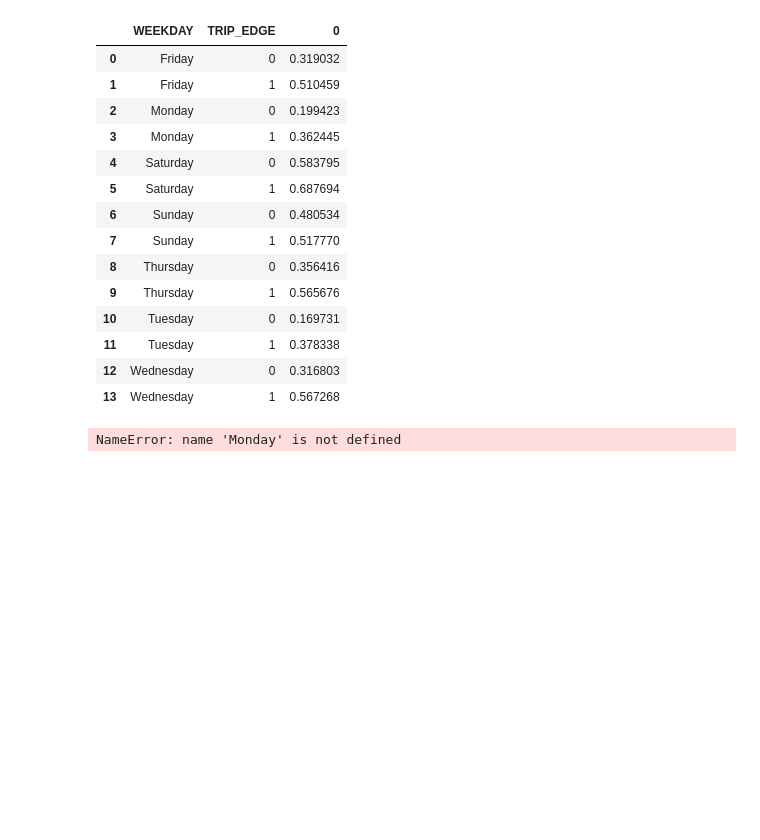
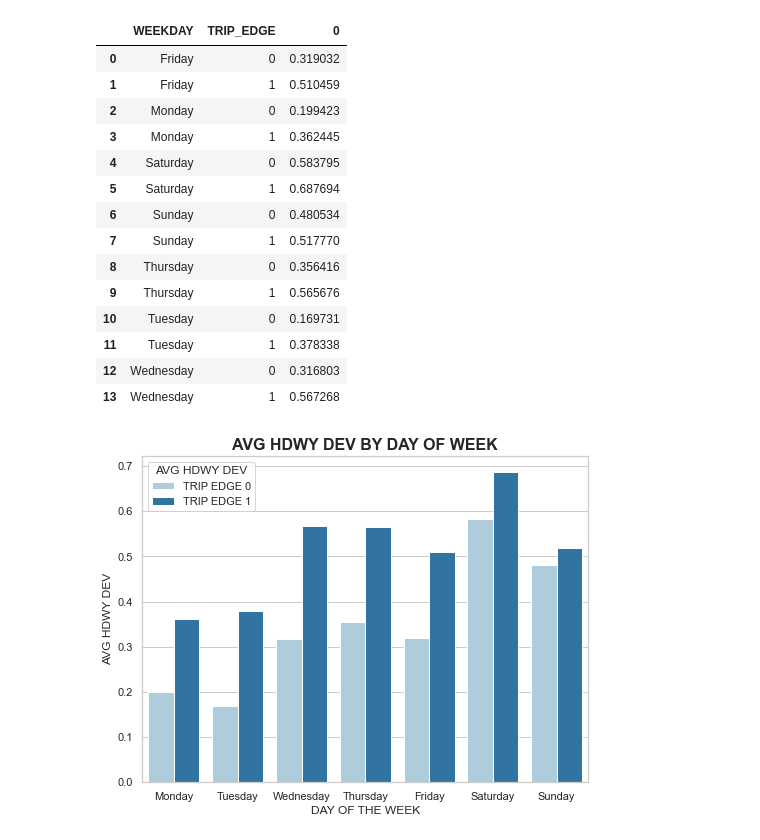
Before and after one commit to NSS-Data-Analytics-Cohort-7/wego-python-bit-my_finger, a Jupyter notebook: notebook/new_wego.ipynb, the cells around one changed output. Saved outputs shown, nothing was run; the diff lists cells and outputs as text; code cells hidden in the pictures; blank space fills up the shorter version.

```diff
--- a/notebook/new_wego.ipynb
+++ b/notebook/new_wego.ipynb
@@ -526,9 +552,18 @@ layover_plot_week
 | 11 | Tuesday | 1 | 0.378338 |
 | 12 | Wednesday | 0 | 0.316803 |
 | 13 | Wednesday | 1 | 0.567268 |
-# %%
-SORT = [Monday, Tuesday, Wednesday, Thursday, Friday, Saturday, Sunday]
-layover_plot_week['SORT'] = SORT
-layover_plot_week = layover_plot_week.sort_values(by=['SORT'])
-# %% [output]
-NameError: name 'Monday' is not defined
+# %%
+trip0 = pd.DataFrame({'x':['Monday', 'Tuesday', 'Wednesday', 'Thursday', 'Friday', 'Saturday', 'Sunday'],
+                     'y':[0.199423, 0.169731, 0.316803, 0.3546416, 0.319032, 0.583795, 0.480534]})
+trip1 = pd.DataFrame({'x':['Monday', 'Tuesday', 'Wednesday', 'Thursday', 'Friday', 'Saturday', 'Sunday'],
+                     'y':[0.362445, 0.378338, 0.567268, 0.565676, 0.510459, 0.687694, 0.517770]})
+trip0['AVG HDWY DEV'] = 'TRIP EDGE 0'
+trip1['AVG HDWY DEV'] = 'TRIP EDGE 1'
+res = pd.concat([trip0, trip1])
+fig, ax = plt.subplots(figsize=(8,6))
+sns.barplot(x='x', y='y', data = res, hue = 'AVG HDWY DEV', ax = ax)
+plt.xlabel('DAY OF THE WEEK')
+plt.ylabel('AVG HDWY DEV')
+plt.title('AVG HDWY DEV BY DAY OF WEEK', fontweight = 'bold', size = 16);
+# %% [output]
+[figure, added]
```
Also changed, not shown: parts of 10 cells of this notebook.
